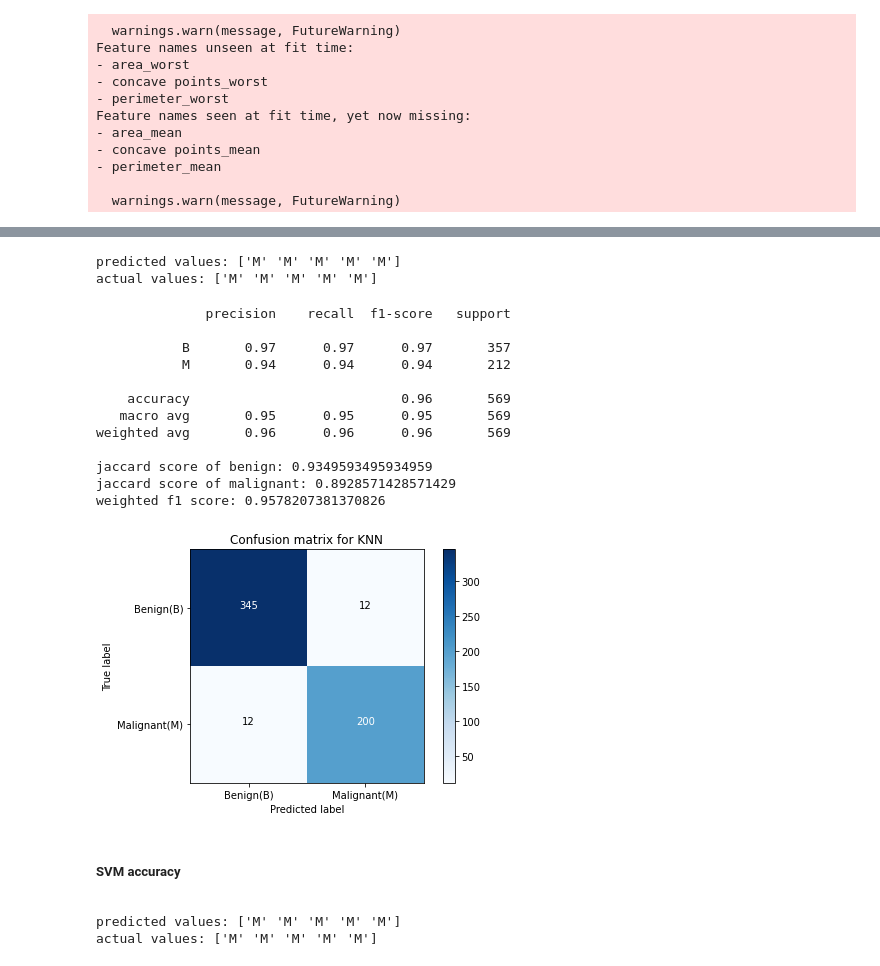
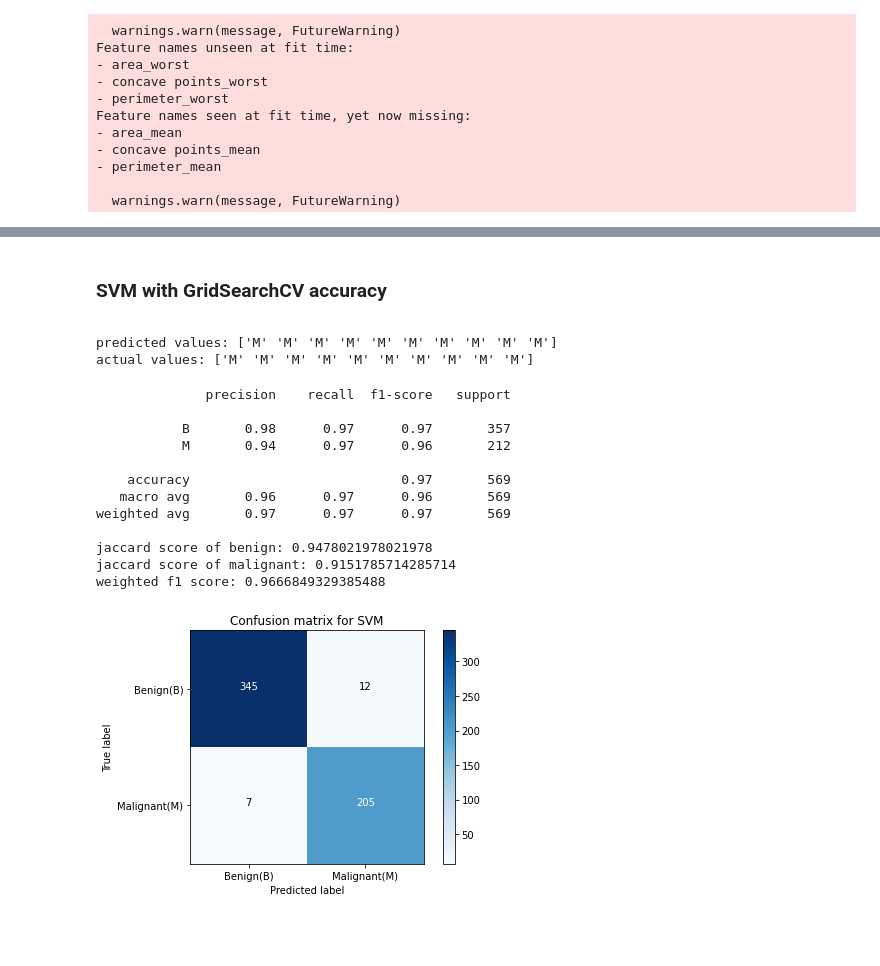
Before and after one commit to vy-phung/Cancer-diagnosis, a Jupyter notebook: Breast_Cancer_Wisconsin_(Diagnostic)_Data_Set.ipynb, the cells around one changed output, grey strips where cells are left out. Cells and saved outputs as stored; diff of their text form; code cells hidden in the pictures; blank space fills up the shorter version.

```diff
--- a/Breast_Cancer_Wisconsin_(Diagnostic)_Data_Set.ipynb
+++ b/Breast_Cancer_Wisconsin_(Diagnostic)_Data_Set.ipynb
@@ -288,8 +321,0 @@ The best accuracy was with 0.9385964912280702 with k= 6
-# %%
-from sklearn import svm
-clf = svm.SVC(kernel='rbf')
-clf.fit(x_train, y_train)
-y_svm = clf.predict(x_test)
-print('predicted value:', y_svm[0:5])
-print('actual value of test:', y_test[0:5])
-print('accuracy score:', metrics.accuracy_score(y_test, y_svm))
@@ -299,0 +324,11 @@ accuracy score: 0.9649122807017544
+# %%
+from sklearn.svm import SVC
+parameters_svm = {'kernel':('linear','rbf','poly','rbf','sigmoid'),
+                  'C': np.logspace(-3, 3, 5),
+                  'gamma':np.logspace(-3, 3, 5)}
+svm = SVC()
+svm_cv = GridSearchCV(svm,parameters_svm,cv=10)
+svm_cv.fit(x_train, y_train)
+print("tuned hpyerparameters :(best parameters) ",svm_cv.best_params_)
+print("accuracy :",svm_cv.best_score_)
+print('accuracy on test data:',svm_cv.score(x_test,y_test))
@@ -379,42 +453,33 @@ Feature names seen at fit time, yet now missing:
+# %% [markdown]
+**<h3>SVM with GridSearchCV accuracy</h3>**
 # %%
-k = 6
-neigh = KNeighborsClassifier(n_neighbors=k).fit(x_train,y_train)
-yKNN = neigh.predict(X)
-print('predicted values:', yKNN[0:5])
-print('actual values:', Y[0:5])
+sv_cv = svm_cv.predict(X)
+print('predicted values:', sv_cv[0:10])
+print('actual values:', Y[0:10])
 # %% [output]
-predicted values: ['M' 'M' 'M' 'M' 'M']
-actual values: ['M' 'M' 'M' 'M' 'M']
+predicted values: ['M' 'M' 'M' 'M' 'M' 'M' 'M' 'M' 'M' 'M']
+actual values: ['M' 'M' 'M' 'M' 'M' 'M' 'M' 'M' 'M' 'M']
 # %%
-print(classification_report(Y, yKNN))
+print(classification_report(Y, sv_cv))
 # Plot confusion matrix
 plt.figure()
-plot_confusion_matrix(confusion_matrix(Y, yKNN), classes=['Benign(B)','Malignant(M)'],  title='Confusion matrix for KNN')
+plot_confusion_matrix(confusion_matrix(Y, sv_cv), classes=['Benign(B)','Malignant(M)'],  title='Confusion matrix for SVM')
 # jaccard
-print('jaccard score of benign:', jaccard_score(Y, yKNN, pos_label='B'))
-print('jaccard score of malignant:', jaccard_score(Y, yKNN, pos_label='M'))
+print('jaccard score of benign:', jaccard_score(Y, sv_cv, pos_label='B'))
+print('jaccard score of malignant:', jaccard_score(Y, sv_cv, pos_label='M'))
 # f1-score
-print('weighted f1 score:', f1_score(Y, yKNN, average='weighted'))
+print('weighted f1 score:', f1_score(Y, sv_cv, average='weighted'))
 # %% [output]
               precision    recall  f1-score   support
 
-           B       0.97      0.97      0.97       357
-           M       0.94      0.94      0.94       212
+           B       0.98      0.97      0.97       357
+           M       0.94      0.97      0.96       212
 
-    accuracy                           0.96       569
-   macro avg       0.95      0.95      0.95       569
-weighted avg       0.96      0.96      0.96       569
+    accuracy                           0.97       569
+   macro avg       0.96      0.97      0.96       569
+weighted avg       0.97      0.97      0.97       569
 
-jaccard score of benign: 0.9349593495934959
-jaccard score of malignant: 0.8928571428571429
-weighted f1 score: 0.9578207381370826
+jaccard score of benign: 0.9478021978021978
+jaccard score of malignant: 0.9151785714285714
+weighted f1 score: 0.9666849329385488
-[figure, old version]
+[figure, new version]
-# %% [markdown]
-**<h5>SVM accuracy</h5>**
-# %%
-Y_SVM = clf.predict(X)
-print('predicted values:', Y_SVM[0:5])
-print('actual values:', Y[0:5])
-# %% [output]
-predicted values: ['M' 'M' 'M' 'M' 'M']
-actual values: ['M' 'M' 'M' 'M' 'M']
```
Also changed, not shown: parts of 23 cells of this notebook.
